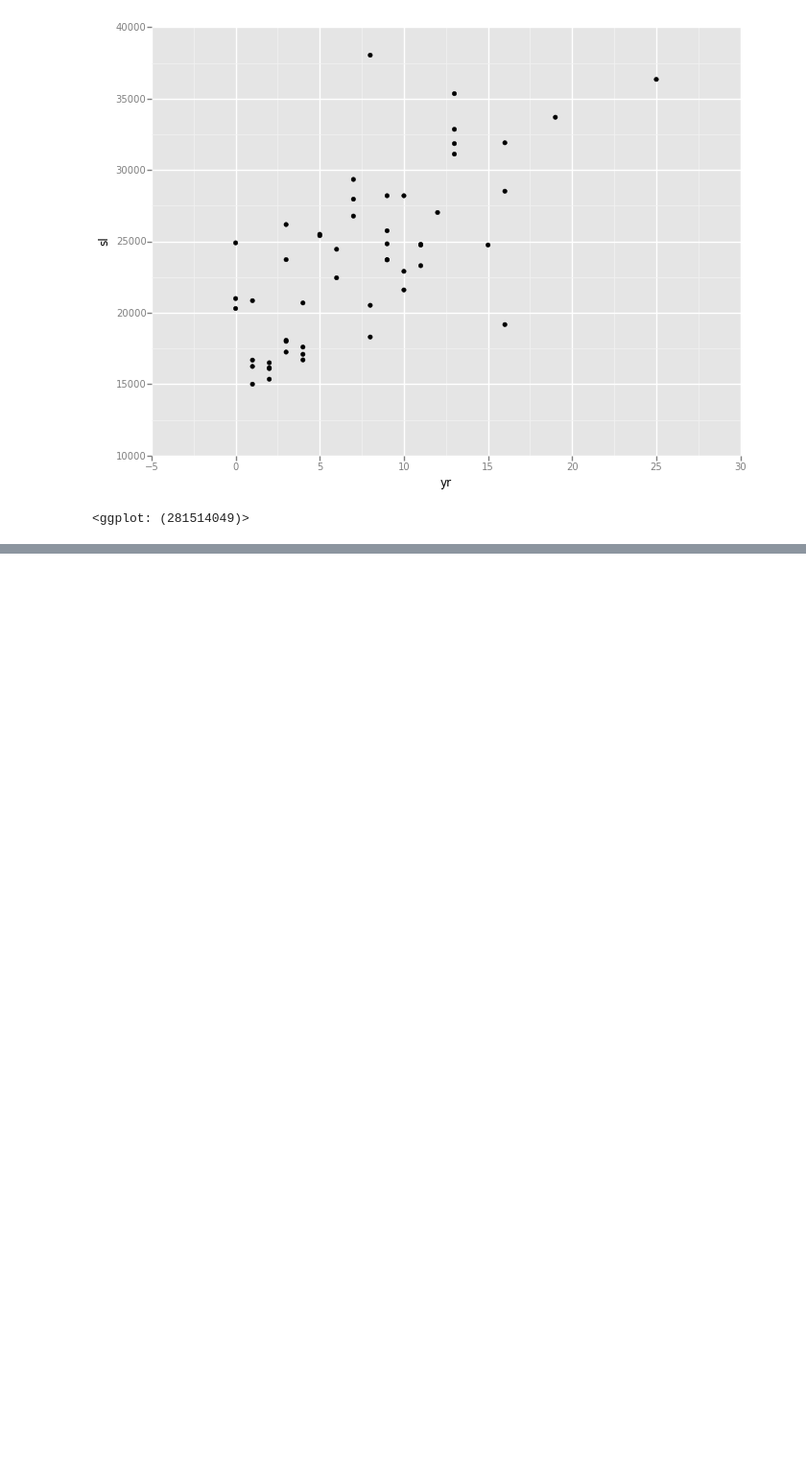
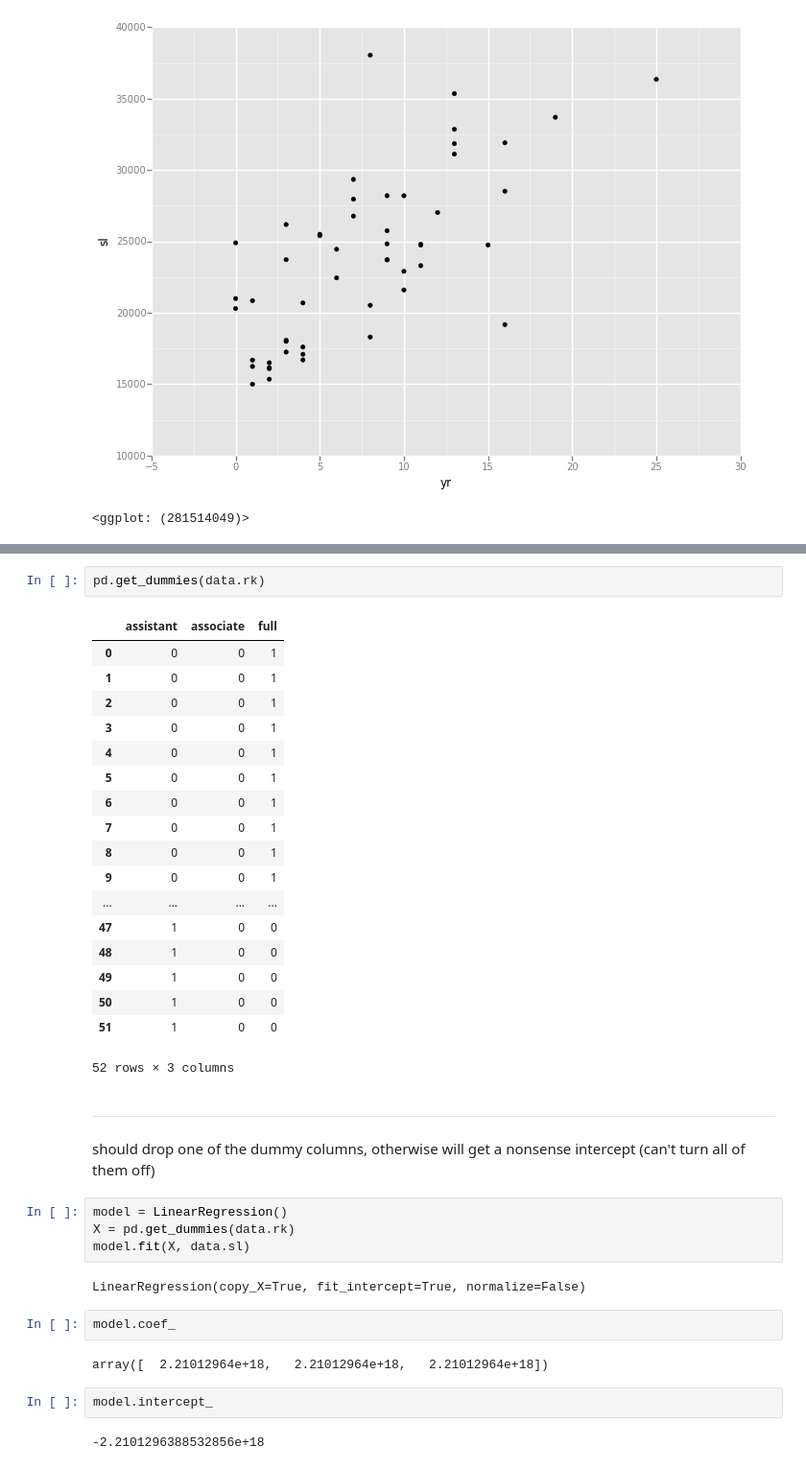
Before and after one commit to asbhat/data-science-class, a Jupyter notebook: linear-regression/Linear Regression.ipynb, the cells around one changed output, grey strips where cells are left out. Shown at 96% size. Drawn from its saved outputs; the diff is of its cells as text; blank space fills up the shorter version.

```diff
--- a/linear-regression/Linear Regression.ipynb
+++ b/linear-regression/Linear Regression.ipynb
@@ -23,0 +220,38 @@ ggplot(data, aes(x='yr', y='sl')) + geom_point()
+# %%
+pd.get_dummies(data.rk)
+# %% [output]
+|  | assistant | associate | full |
+| 0 | 0 | 0 | 1 |
+| 1 | 0 | 0 | 1 |
+| 2 | 0 | 0 | 1 |
+| 3 | 0 | 0 | 1 |
+| 4 | 0 | 0 | 1 |
+| 5 | 0 | 0 | 1 |
+| 6 | 0 | 0 | 1 |
+| 7 | 0 | 0 | 1 |
+| 8 | 0 | 0 | 1 |
+| 9 | 0 | 0 | 1 |
+| ... | ... | ... | ... |
+| 47 | 1 | 0 | 0 |
+| 48 | 1 | 0 | 0 |
+| 49 | 1 | 0 | 0 |
+| 50 | 1 | 0 | 0 |
+| 51 | 1 | 0 | 0 |
+52 rows × 3 columns
+# %% [markdown]
+___
+should drop one of the dummy columns, otherwise will get a nonsense intercept (can't turn all of them off)
+# %%
+model = LinearRegression()
+X = pd.get_dummies(data.rk)
+model.fit(X, data.sl)
+# %% [output]
+LinearRegression(copy_X=True, fit_intercept=True, normalize=False)
+# %%
+model.coef_
+# %% [output]
+array([  2.21012964e+18,   2.21012964e+18,   2.21012964e+18])
+# %%
+model.intercept_
+# %% [output]
+-2.2101296388532856e+18
```
Also changed, not shown: parts of 21 cells of this notebook.
